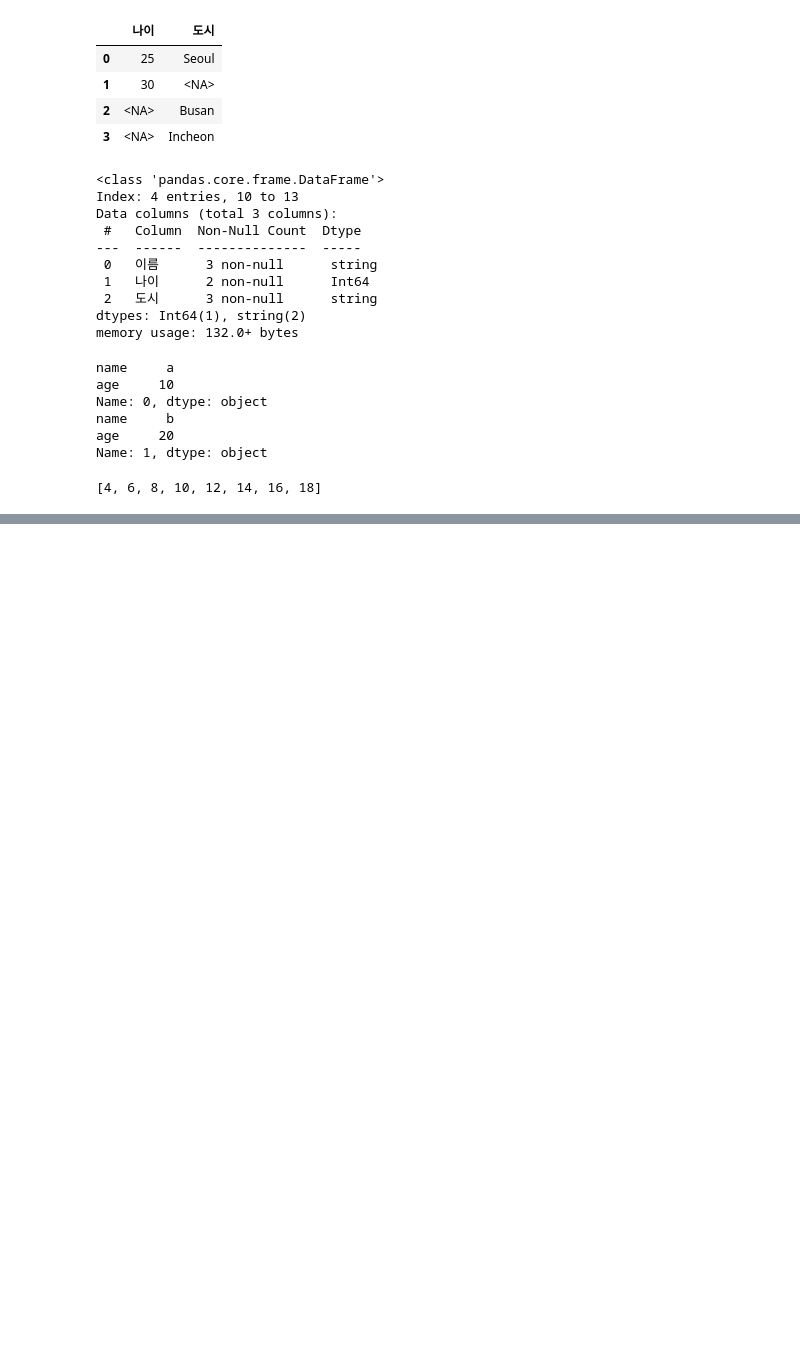
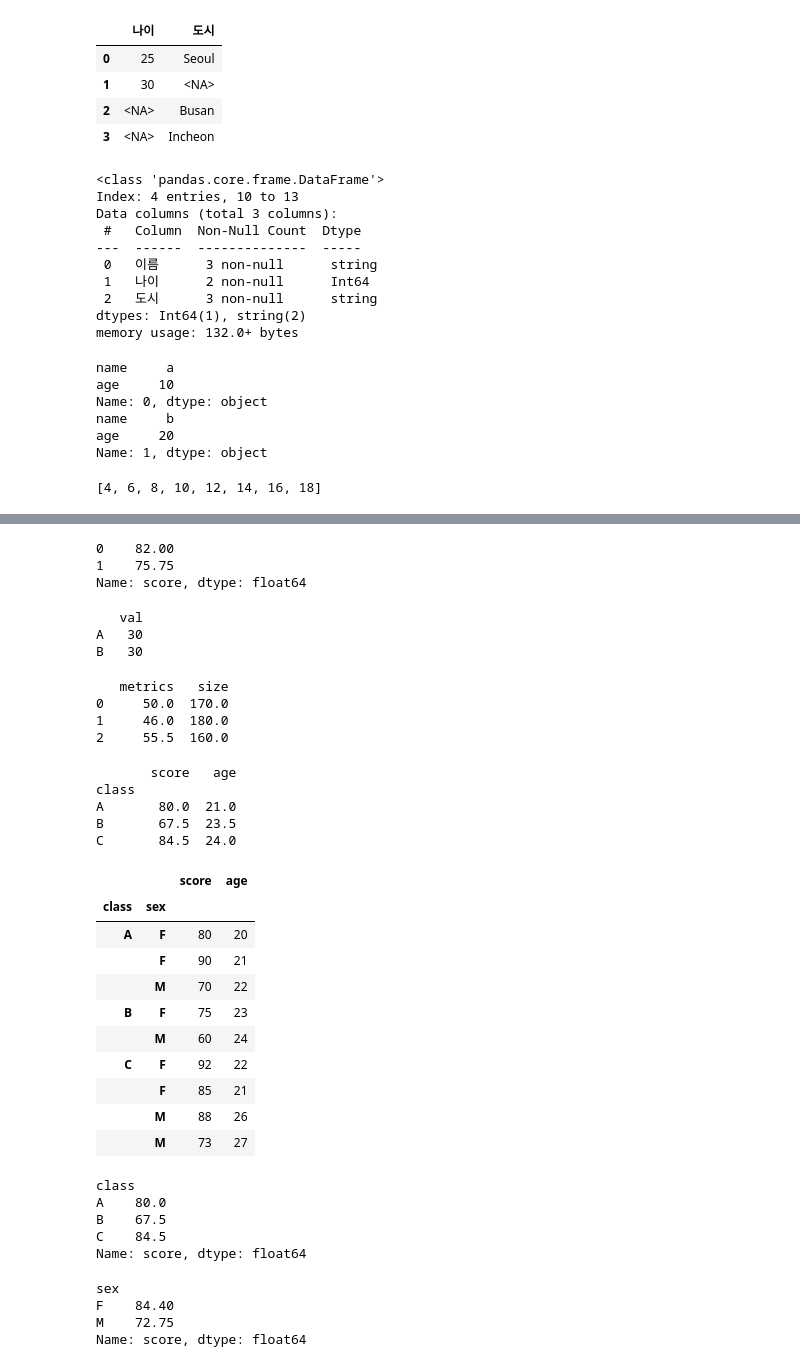
Before and after one commit to saintlee83/CLT-Python, a Jupyter notebook: Lectures/L02_midterm/week05.ipynb, the cells around one changed output, grey strips where cells are left out. Saved outputs shown, nothing was run; the diff lists cells and outputs as text; code cells hidden in the pictures; blank space fills up the shorter version.

```diff
--- a/Lectures/L02_midterm/week05.ipynb
+++ b/Lectures/L02_midterm/week05.ipynb
@@ -544,0 +932,76 @@ Name: 1, dtype: object
+# %%
+row_groups = [i % 2 for i in range(len(df))]
+df.groupby(row_groups)["score"].mean()
+# %% [output]
+0    82.00
+1    75.75
+Name: score, dtype: float64
+# %%
+df_idx = pd.DataFrame({"val":[10,20,30]}, index=["row1","row2","row3"])
+map_idx = {"row1":"A","row2":"A","row3":"B"}
+print(df_idx.groupby(map_idx, axis=0).sum())
+# %% [output]
+   val
+A   30
+B   30
+# %%
+# dict + axis=1 (column 매핑)
+df_cols = pd.DataFrame({
+    "score":[80,70,90],
+    "age":[20,22,21],
+    "height":[170,180,160]
+})
+map_cols = {"score":"metrics","age":"metrics","height":"size"}
+print(df_cols.groupby(map_cols, axis=1).mean())
+# %% [output]
+   metrics   size
+0     50.0  170.0
+1     46.0  180.0
+2     55.5  160.0
+# %%
+print(df.groupby("class", axis=0).mean(numeric_only=True))
+# %% [output]
+       score   age
+class
+A       80.0  21.0
+B       67.5  23.5
+C       84.5  24.0
+# %%
+df = pd.DataFrame({
+    "class": ["A","A","A","B","B","C","C","C","C"],
+    "sex":   ["F","M","F","M","F","M","F","F","M"],
+    "score": [80, 70, 90, 60, 75, 88, 92, 85, 73],
+    "age":   [20, 22, 21, 24, 23, 26, 22, 21, 27],
+})
+
+# MultiIndex 예제
+df_mi = df.set_index(["class", "sex"]).sort_index()
+
+df_mi
+# %% [output]
+|  |  | score | age |
+| class | sex |  |  |
+| A | F | 80 | 20 |
+|  | F | 90 | 21 |
+|  | M | 70 | 22 |
+| B | F | 75 | 23 |
+|  | M | 60 | 24 |
+| C | F | 92 | 22 |
+|  | F | 85 | 21 |
+|  | M | 88 | 26 |
+|  | M | 73 | 27 |
+# %%
+df_mi.groupby(level=0)["score"].mean()
+# %% [output]
+class
+A    80.0
+B    67.5
+C    84.5
+Name: score, dtype: float64
+# %%
+df_mi.groupby(level="sex")["score"].mean()
+# %% [output]
+sex
+F    84.40
+M    72.75
+Name: score, dtype: float64
```
Also changed, not shown: parts of 52 cells of this notebook.
